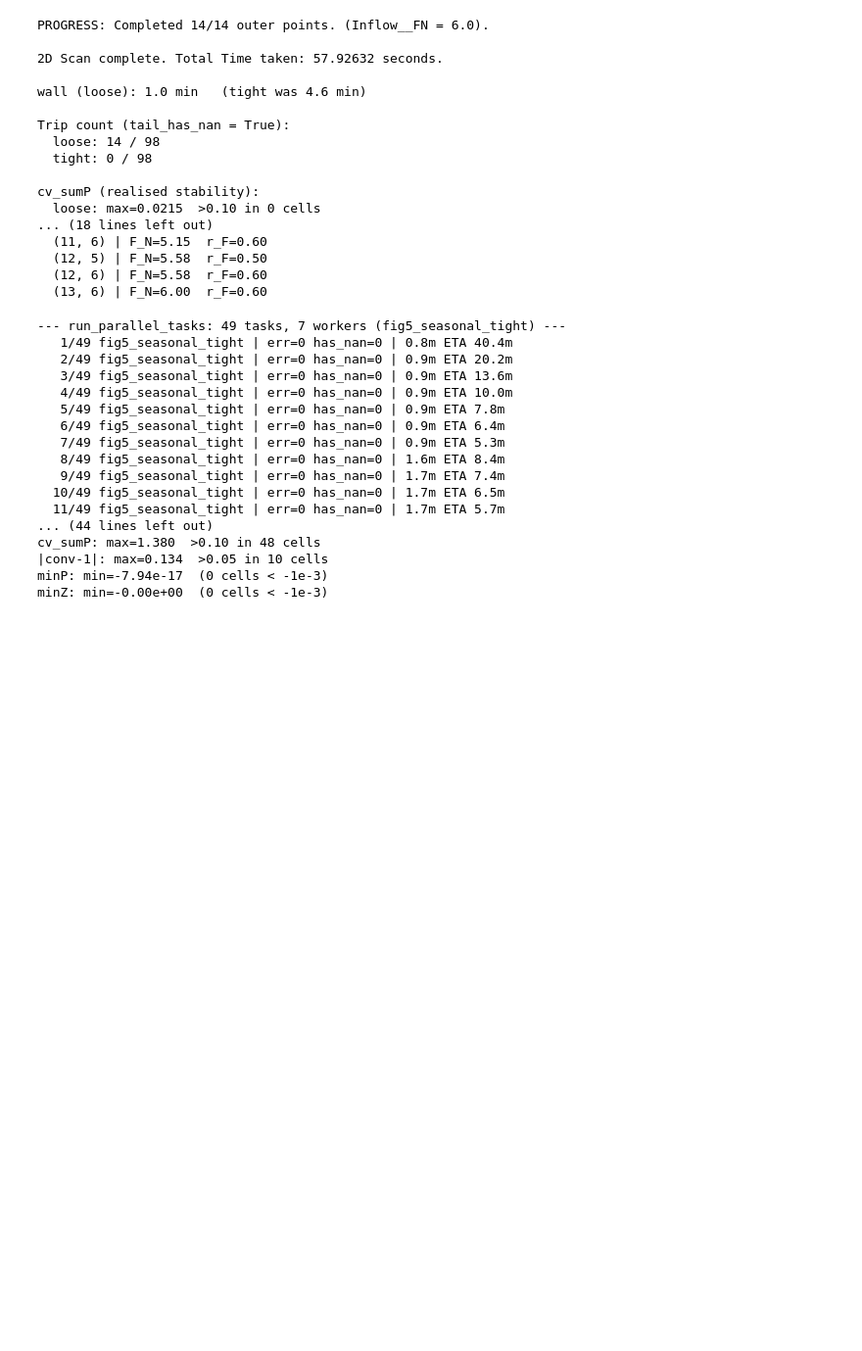
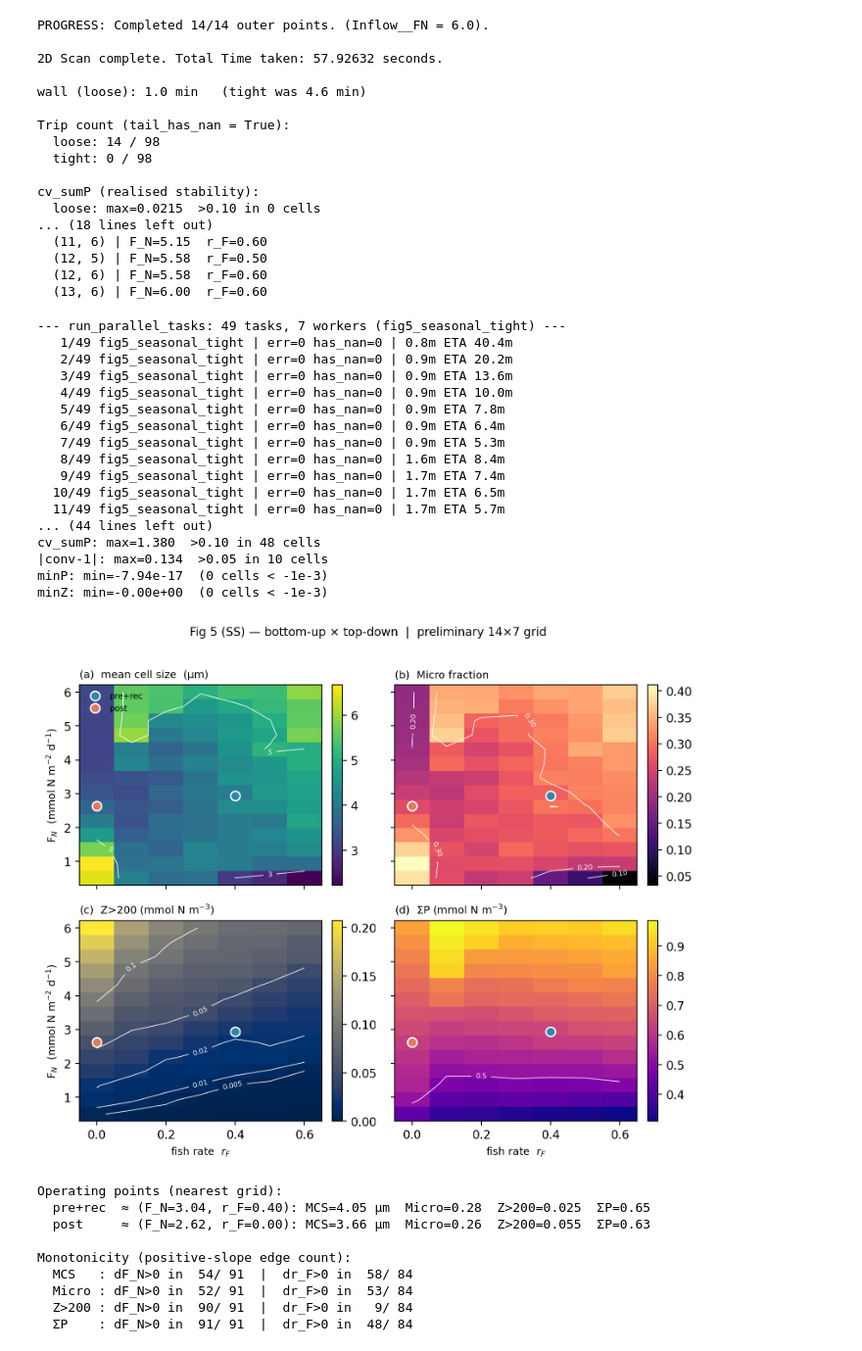
Before and after one commit to ben1post/SSMCariaco, a Jupyter notebook: plots/FIGURE_5.ipynb, the cells around one changed output. Shown at 98% size. Saved outputs shown, nothing was run; the diff lists cells and outputs as text; code cells hidden in the pictures; blank space fills up the shorter version.

Commit message:
Draft of Figure 5 + new schematic

```diff
--- a/plots/FIGURE_5.ipynb
+++ b/plots/FIGURE_5.ipynb
@@ -825,14 +825,67 @@ cv_sumP: max=1.380  >0.10 in 48 cells
 minP: min=-7.94e-17  (0 cells < -1e-3)
 minZ: min=-0.00e+00  (0 cells < -1e-3)
 # %%
-import matplotlib.pyplot as plt
-fig, ax = plt.subplots(figsize=(4.4, 3.6))
-pc = ax.pcolormesh(R_F, meanFN, MCS, shading='nearest', cmap='viridis')
-cs = ax.contour(R_F, meanFN, MCS, levels=[2, 3, 5, 8, 12, 20], colors='white', linewidths=0.6)
-ax.clabel(cs, fontsize=6, fmt='%g')
-ax.plot(0.4, base['fn'].mean(), 'o', ms=9, color='#2E86AB', mec='white', label='pre+rec')
-ax.plot(0.0, ssh.build_forcings(['post'])['post']['fn'].mean(), 'o', ms=9,
-        color='#E07A5F', mec='white', label='post')
-ax.set_xlabel('fish rate  r$_F$'); ax.set_ylabel('mean F$_N$  (mmol N m$^{-2}$ d$^{-1}$)')
-fig.colorbar(pc, label='mean cell size (µm)')
-ax.legend(fontsize=7, frameon=False); fig.tight_layout(); plt.show()
+%config InlineBackend.figure_format = 'retina'
+import numpy as np, matplotlib.pyplot as plt
+import parscan_utils_extended as pue
+from baseline_r0_setups import phyto_esd, zoo_esd
+from matplotlib.colors import LogNorm
+
+# --- derive surfaces from the existing `scan` (tight SS) ---
+P = scan['Phytoplankton__biomass'].squeeze('time').transpose('Inflow__FN','FishGrazing__rate','phyto').values
+Z = scan['Zooplankton__biomass'].squeeze('time').transpose('Inflow__FN','FishGrazing__rate','zoo').values
+N = scan['Nutrient__value'].squeeze('time').transpose('Inflow__FN','FishGrazing__rate').values
+W = pue.compute_sieburth_weights(phyto_esd)
+GEOM = np.asarray(pue.CARIACO_PHYTO_BIN_GEOMEANS, float)
+bins = np.einsum('kp,ijp->ijk', W, P); sb = bins.sum(-1)
+fr = np.where(sb[...,None]>0, bins/sb[...,None], np.nan)
+MCS   = 10**(fr @ np.log10(GEOM))
+MICRO = fr[...,2]
+SUMP  = P.sum(-1); SUMZ = Z.sum(-1)
+Z200  = Z[..., zoo_esd>200].sum(-1)
+
+OPS = [('pre+rec', 2.94, 0.4, '#2E86AB'), ('post', 2.63, 0.0, '#E07A5F')]
+
+fig, axes = plt.subplots(2, 2, figsize=(8.0, 6.6), sharex=True, sharey=True)
+panels = [
+    ('(a)  mean cell size  (µm)',  MCS,  'viridis',  [2,3,5,8,12,20], '%g',  None),
+    ('(b)  Micro fraction',        MICRO,'magma',    [0.1,0.2,0.3,0.4,0.5,0.6], '%.2f', None),
+    ('(c)  Z>200 (mmol N m$^{-3}$)', Z200,'cividis', [0.005,0.01,0.02,0.05,0.1], '%.3g', None),
+    ('(d)  ΣP (mmol N m$^{-3}$)',  SUMP, 'plasma',   [0.2,0.5,1.0,2.0,4.0],  '%.2g', None),
+]
+for ax, (title, surf, cmap, lvls, fmt, norm) in zip(axes.flat, panels):
+    pc = ax.pcolormesh(RF_VALUES, FN_VALUES, surf, shading='nearest', cmap=cmap, norm=norm)
+    cs = ax.contour(RF_VALUES, FN_VALUES, surf, levels=lvls, colors='white', linewidths=0.6)
+    ax.clabel(cs, fontsize=6, fmt=fmt)
+    for lbl, fn, rf, col in OPS:
+        ax.plot(rf, fn, 'o', ms=8, color=col, mec='white', mew=1.2, label=lbl)
+    ax.set_title(title, fontsize=9, loc='left')
+    fig.colorbar(pc, ax=ax, fraction=0.046, pad=0.04)
+axes[0,0].legend(fontsize=7, frameon=False, loc='upper left')
+for ax in axes[1,:]: ax.set_xlabel('fish rate  $r_F$', fontsize=9)
+for ax in axes[:,0]: ax.set_ylabel(r'F$_N$  (mmol N m$^{-2}$ d$^{-1}$)', fontsize=9)
+fig.suptitle('Fig 5 (SS) — bottom-up × top-down  |  preliminary 14×7 grid', fontsize=10)
+fig.tight_layout(rect=(0,0,1,0.97)); plt.show()
+
+# --- read-off: operating-point numbers + monotonicity ---
+print("Operating points (nearest grid):")
+for lbl, fn, rf, _ in OPS:
+    i, j = int(np.argmin(np.abs(FN_VALUES - fn))), int(np.argmin(np.abs(RF_VALUES - rf)))
+    print(f"  {lbl:8s} ≈ (F_N={FN_VALUES[i]:.2f}, r_F={RF_VALUES[j]:.2f}): "
+          f"MCS={MCS[i,j]:.2f} µm  Micro={MICRO[i,j]:.2f}  Z>200={Z200[i,j]:.3f}  ΣP={SUMP[i,j]:.2f}")
+def _mono(a, ax): return int(np.sum(np.diff(a, axis=ax) > 0))
+print(f"\nMonotonicity (positive-slope edge count):")
+for name, surf in [('MCS', MCS), ('Micro', MICRO), ('Z>200', Z200), ('ΣP', SUMP)]:
+    print(f"  {name:6s}: dF_N>0 in {_mono(surf,0):3d}/{(surf.shape[0]-1)*surf.shape[1]:3d}  |  "
+          f"dr_F>0 in {_mono(surf,1):3d}/{surf.shape[0]*(surf.shape[1]-1):3d}")
+# %% [output]
+[figure, added]
+Operating points (nearest grid):
+  pre+rec  ≈ (F_N=3.04, r_F=0.40): MCS=4.05 µm  Micro=0.28  Z>200=0.025  ΣP=0.65
+  post     ≈ (F_N=2.62, r_F=0.00): MCS=3.66 µm  Micro=0.26  Z>200=0.055  ΣP=0.63
+
+Monotonicity (positive-slope edge count):
+  MCS   : dF_N>0 in  54/ 91  |  dr_F>0 in  58/ 84
+  Micro : dF_N>0 in  52/ 91  |  dr_F>0 in  53/ 84
+  Z>200 : dF_N>0 in  90/ 91  |  dr_F>0 in   9/ 84
+  ΣP    : dF_N>0 in  91/ 91  |  dr_F>0 in  48/ 84
```
Also changed, not shown: parts of 6 cells of this notebook, 1 other file.
